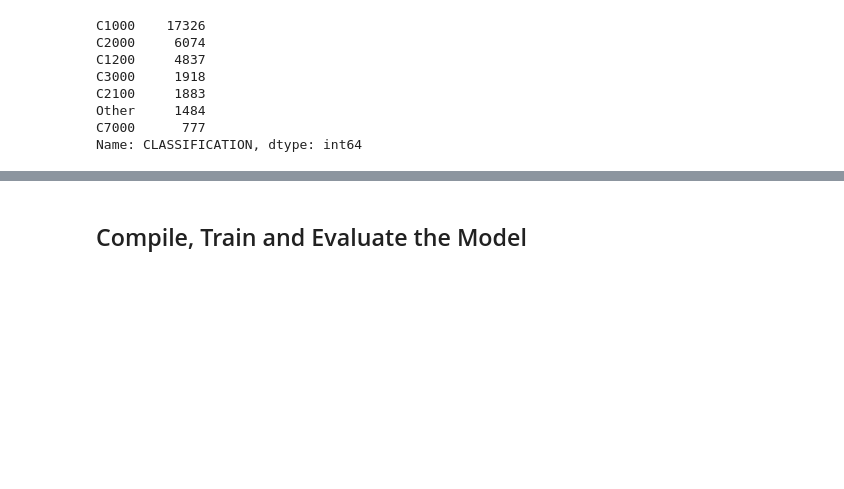
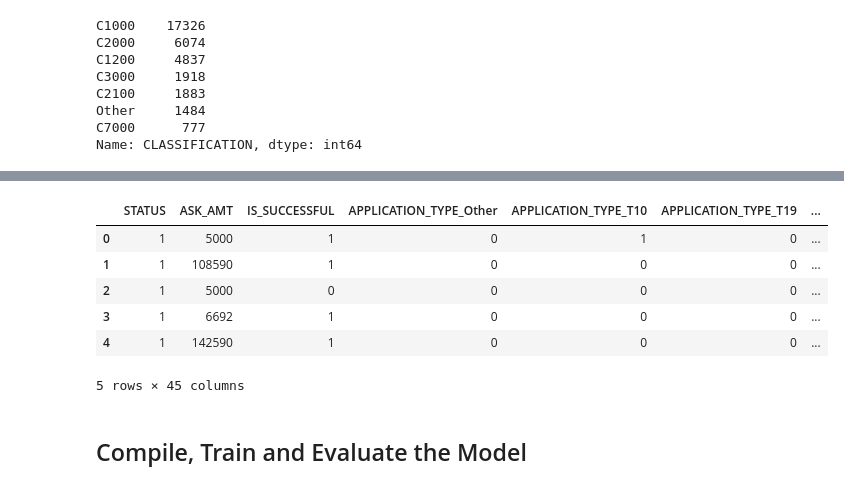
Before and after one commit to lishanisrikaran/deep-learning-challenge, a Jupyter notebook: alphabet_soup_tool/Starter_Code.ipynb, the cells around one changed output, grey strips where cells are left out. Saved outputs shown, nothing was run; the diff lists cells and outputs as text; code cells hidden in the pictures; blank space fills up the shorter version.

```diff
--- a/alphabet_soup_tool/Starter_Code.ipynb
+++ b/alphabet_soup_tool/Starter_Code.ipynb
@@ -160,0 +158,8 @@ Name: CLASSIFICATION, dtype: int64
+# %%
+# A list of all the columns in the application DataFrame with an object data type
+application_categories = application_df.dtypes[application_df.dtypes == "object"].index.tolist()
+
+# Converts the categorical data to numerical values with `pd.get_dummies`
+encode_df = pd.get_dummies(application_df[application_categories])
+
+encode_df.head()
@@ -161 +174,18 @@ Name: CLASSIFICATION, dtype: int64
+# %%
+# Merges the encoded features to the application DataFrame
+application_df = application_df.merge(encode_df, left_index=True, right_index=True)
+
+# Drops the original categories from the application DataFrame
+application_df = application_df.drop(application_categories, 1)
+
+# Displays the first five rows within the amended application DataFrame
+application_df.head()
+# %% [output]
+|  | STATUS | ASK_AMT | IS_SUCCESSFUL | APPLICATION_TYPE_Other | APPLICATION_TYPE_T10 | APPLICATION_TYPE_T19 | ... |
+| 0 | 1 | 5000 | 1 | 0 | 1 | 0 | ... |
+| 1 | 1 | 108590 | 1 | 0 | 0 | 0 | ... |
+| 2 | 1 | 5000 | 0 | 0 | 0 | 0 | ... |
+| 3 | 1 | 6692 | 1 | 0 | 0 | 0 | ... |
+| 4 | 1 | 142590 | 1 | 0 | 0 | 0 | ... |
+5 rows × 45 columns
 # %%
```
Also changed, not shown: parts of 4 cells of this notebook.
